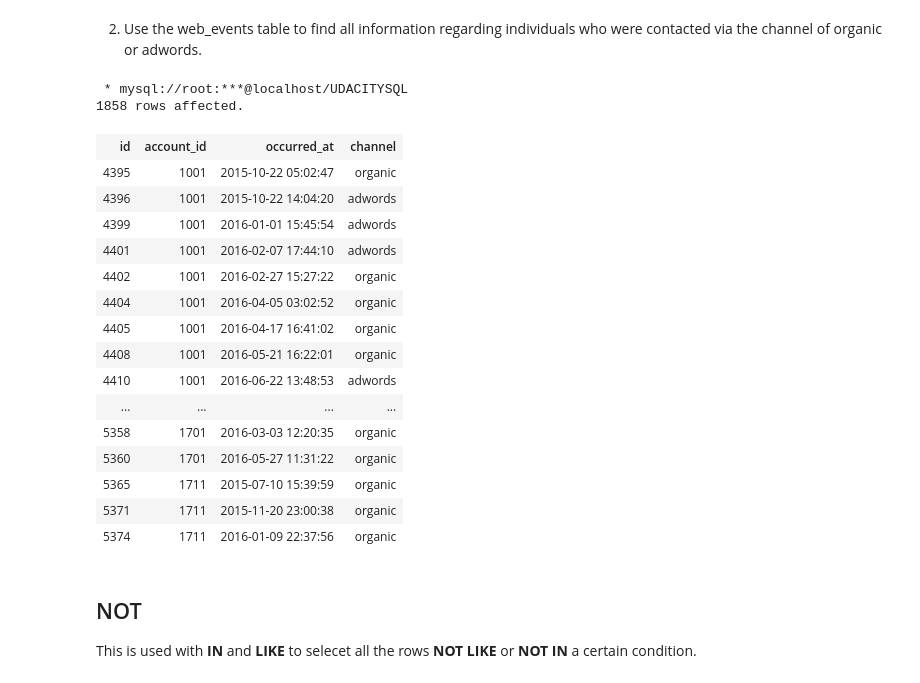
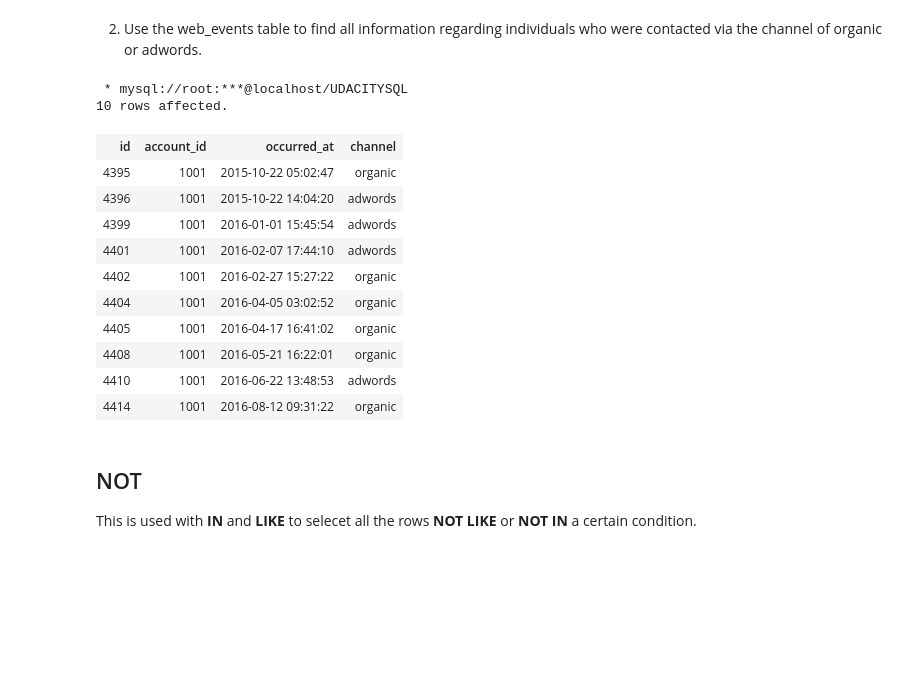
Before and after one commit to EmilyMaPe/SQL-for-Data-Analytics, a Jupyter notebook: BASIC SQL.ipynb, the cells around one changed output. Cells and saved outputs as stored; diff of their text form; code cells hidden in the pictures; blank space fills up the shorter version.

```diff
--- a/BASIC SQL.ipynb
+++ b/BASIC SQL.ipynb
@@ -471,28 +457,24 @@ SELECT name, primary_poc, sales_rep_id
 # %%
 %%sql
 
 SELECT *
     FROM web_events
-    WHERE channel IN ('organic', 'adwords');
+    WHERE channel IN ('organic', 'adwords')
+    LIMIT 10;
 # %% [output]
  * mysql://root:***@localhost/UDACITYSQL
-1858 rows affected.
+10 rows affected.
 | id | account_id | occurred_at | channel |
 | 4395 | 1001 | 2015-10-22 05:02:47 | organic |
 | 4396 | 1001 | 2015-10-22 14:04:20 | adwords |
 | 4399 | 1001 | 2016-01-01 15:45:54 | adwords |
 | 4401 | 1001 | 2016-02-07 17:44:10 | adwords |
 | 4402 | 1001 | 2016-02-27 15:27:22 | organic |
 | 4404 | 1001 | 2016-04-05 03:02:52 | organic |
 | 4405 | 1001 | 2016-04-17 16:41:02 | organic |
 | 4408 | 1001 | 2016-05-21 16:22:01 | organic |
 | 4410 | 1001 | 2016-06-22 13:48:53 | adwords |
-| ... | ... | ... | ... |
-| 5358 | 1701 | 2016-03-03 12:20:35 | organic |
-| 5360 | 1701 | 2016-05-27 11:31:22 | organic |
-| 5365 | 1711 | 2015-07-10 15:39:59 | organic |
-| 5371 | 1711 | 2015-11-20 23:00:38 | organic |
-| 5374 | 1711 | 2016-01-09 22:37:56 | organic |
+| 4414 | 1001 | 2016-08-12 09:31:22 | organic |
 # %% [markdown]
 ## NOT
 This is used with **IN** and **LIKE** to selecet all the rows **NOT LIKE** or **NOT IN** a certain condition.
```
Also changed, not shown: parts of 3 cells of this notebook.
